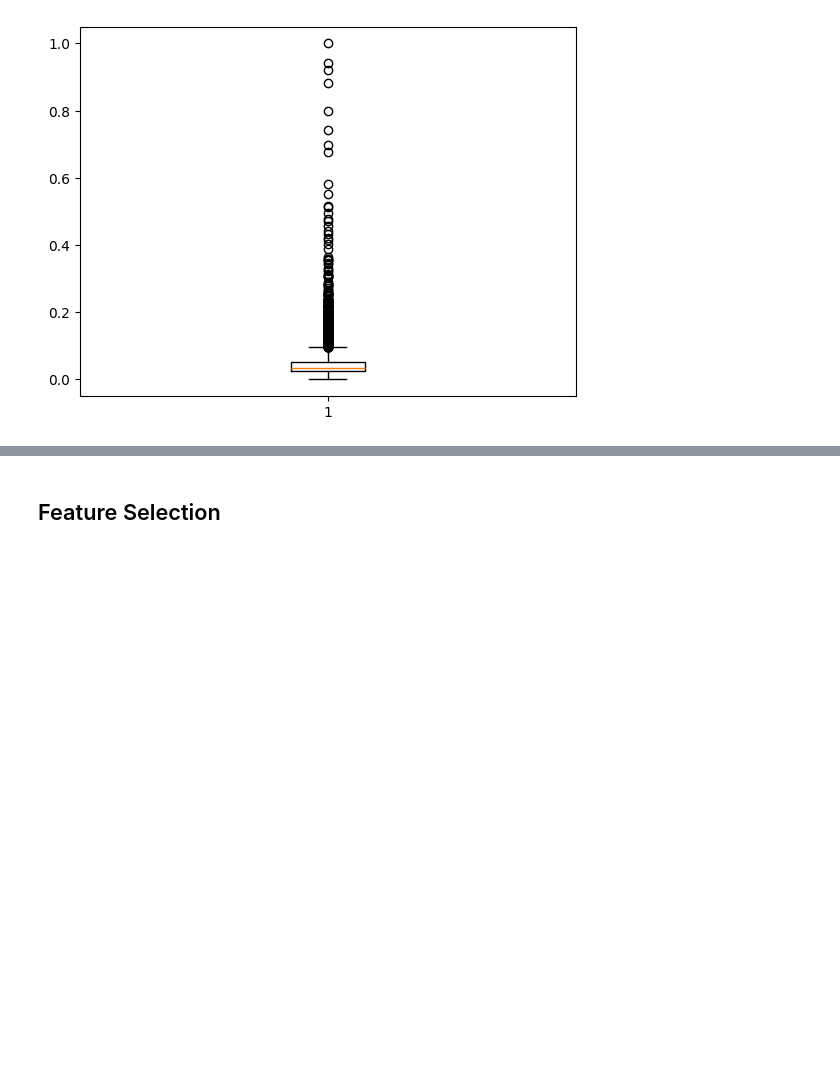
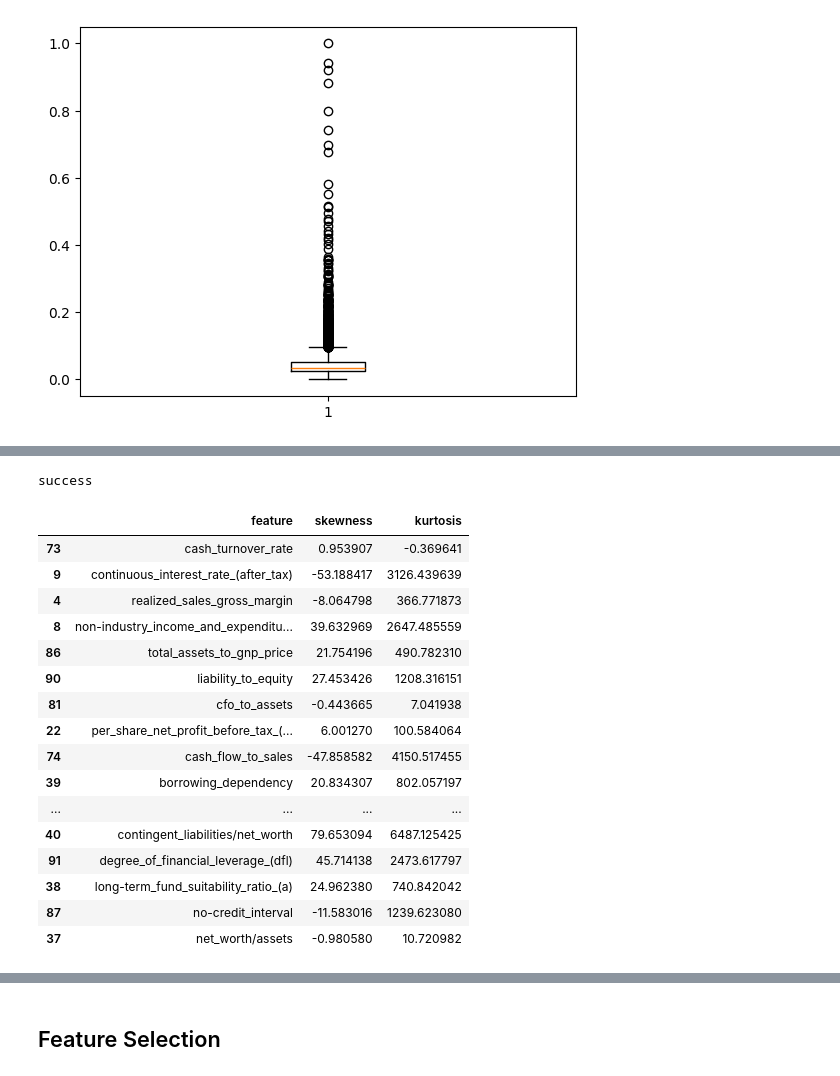
Before and after one commit to suchirmm/predictive_ml_, a Jupyter notebook: company_failure_prediction.ipynb, the cells around one changed output, grey strips where cells are left out. Drawn from its saved outputs; the diff is of its cells as text; code cells hidden in the pictures; blank space fills up the shorter version.

```diff
--- a/company_failure_prediction.ipynb
+++ b/company_failure_prediction.ipynb
@@ -495,0 +510,79 @@ plt.show()
+# %%
+def calculate_feature_skewness_kurtosis(feature_name : str = None, df = None) -> tuple:
+    """
+    For each feature
+    """
+    try:
+        skew_val, kurtosis_val = np.nan, np.nan
+        if df is not None:
+            if feature_name in df.columns:
+                skew_val = skew(df[feature_name])
+                kurtosis_val = kurtosis(df[feature_name])
+                # print(skew_val, kurtosis_val)
+        else:
+            raise ValueError('feature not in the dataframe columns')
+
+        return 'success', feature_name, skew_val, kurtosis_val
+
+    except ValueError as val_err:
+        return str(val_err), None, None, None
+
+    except Exception as e:
+        return str(e), None, None, None
+
+def dataframe_skewness_kurtosis(df = None) -> tuple:
+    """
+    For the full dataframe
+    """
+    try:
+        if df is None:
+            raise ValueError('given dataframe is empty')
+        df_skew_kurt = None
+        feature_name_lst = []
+        skewness_lst = []
+        kurtosis_lst = []
+        for col in df.columns[1:]:
+            #print(col, df.shape)
+            msg, feature_name, skewness_val, kurtosis_val = calculate_feature_skewness_kurtosis(col, df)
+            if msg!= 'success':
+                raise ValueError(f'error with feature {col}:{msg}')
+            else:
+                feature_name_lst.append(feature_name)
+                skewness_lst.append(skewness_val)
+                kurtosis_lst.append(kurtosis_val)
+
+        df_skew_kurt = pd.DataFrame({'feature': feature_name_lst, 'skewness': skewness_lst,'kurtosis': kurtosis_lst})
+
+        return 'success', df_skew_kurt
+
+    except ValueError as val_err:
+        print(col)
+        return val_err, None
+    except Exception as e:
+        return str(e), None
+
+
+msg, df_skew_kurt = dataframe_skewness_kurtosis(df)
+print(msg)
+# %% [output]
+success
+# %%
+df_skew_kurt.sample(20)
+# %% [output]
+|  | feature | skewness | kurtosis |
+| 73 | cash_turnover_rate | 0.953907 | -0.369641 |
+| 9 | continuous_interest_rate_(after_tax) | -53.188417 | 3126.439639 |
+| 4 | realized_sales_gross_margin | -8.064798 | 366.771873 |
+| 8 | non-industry_income_and_expenditu... | 39.632969 | 2647.485559 |
+| 86 | total_assets_to_gnp_price | 21.754196 | 490.782310 |
+| 90 | liability_to_equity | 27.453426 | 1208.316151 |
+| 81 | cfo_to_assets | -0.443665 | 7.041938 |
+| 22 | per_share_net_profit_before_tax_(... | 6.001270 | 100.584064 |
+| 74 | cash_flow_to_sales | -47.858582 | 4150.517455 |
+| 39 | borrowing_dependency | 20.834307 | 802.057197 |
+| ... | ... | ... | ... |
+| 40 | contingent_liabilities/net_worth | 79.653094 | 6487.125425 |
+| 91 | degree_of_financial_leverage_(dfl) | 45.714138 | 2473.617797 |
+| 38 | long-term_fund_suitability_ratio_(a) | 24.962380 | 740.842042 |
+| 87 | no-credit_interval | -11.583016 | 1239.623080 |
+| 37 | net_worth/assets | -0.980580 | 10.720982 |
```
Also changed, not shown: parts of 17 cells of this notebook.
